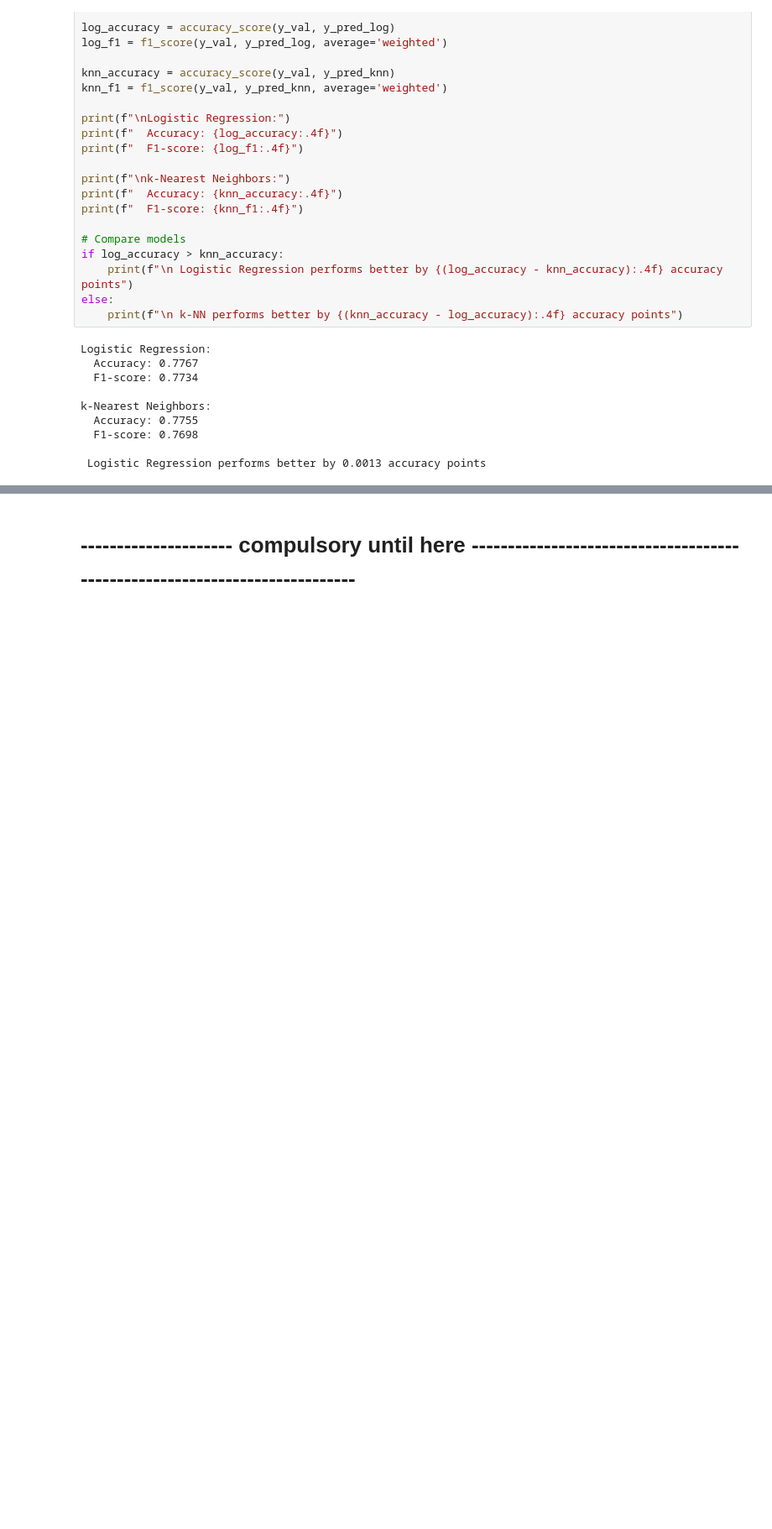
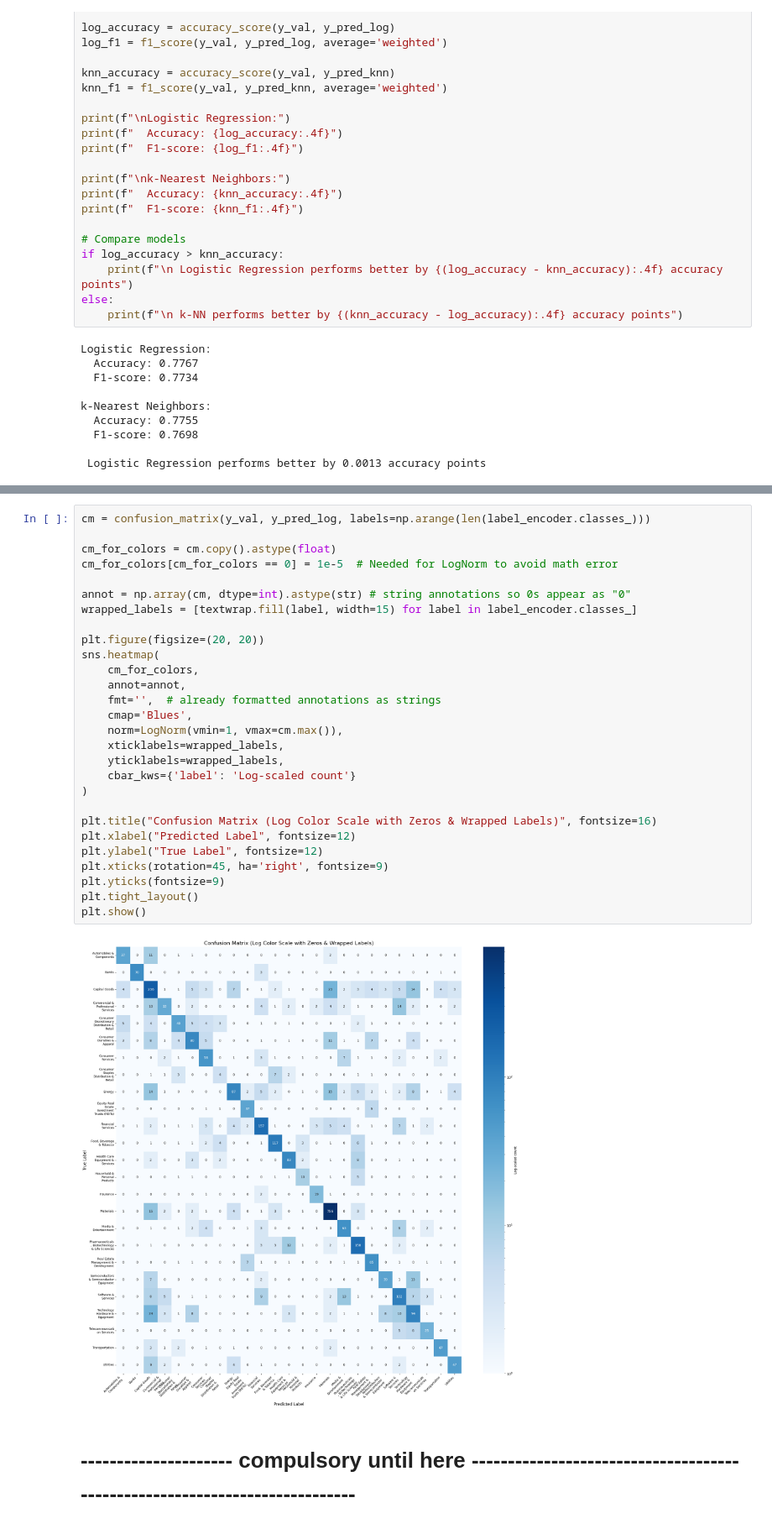
Before and after one commit to AnabelNigsch/FoDS_Practicals, a Jupyter notebook: Notebooks/code_skeleton_industry_classification.ipynb, the cells around one changed output, grey strips where cells are left out. Shown at 84% size. Cells and saved outputs as stored; diff of their text form; blank space fills up the shorter version.

Commit message:
interpret. of performance metrics and added confusion matrix

```diff
--- a/Notebooks/code_skeleton_industry_classification.ipynb
+++ b/Notebooks/code_skeleton_industry_classification.ipynb
@@ -253,3 +258,33 @@ k-Nearest Neighbors:
+# %%
+cm = confusion_matrix(y_val, y_pred_log, labels=np.arange(len(label_encoder.classes_)))
+
+cm_for_colors = cm.copy().astype(float)
+cm_for_colors[cm_for_colors == 0] = 1e-5  # Needed for LogNorm to avoid math error
+
+annot = np.array(cm, dtype=int).astype(str) # string annotations so 0s appear as "0"
+wrapped_labels = [textwrap.fill(label, width=15) for label in label_encoder.classes_]
+
+plt.figure(figsize=(20, 20))
+sns.heatmap(
+    cm_for_colors,
+    annot=annot,
+    fmt='',  # already formatted annotations as strings
+    cmap='Blues',
+    norm=LogNorm(vmin=1, vmax=cm.max()),
+    xticklabels=wrapped_labels,
+    yticklabels=wrapped_labels,
+    cbar_kws={'label': 'Log-scaled count'}
+)
+
+plt.title("Confusion Matrix (Log Color Scale with Zeros & Wrapped Labels)", fontsize=16)
+plt.xlabel("Predicted Label", fontsize=12)
+plt.ylabel("True Label", fontsize=12)
+plt.xticks(rotation=45, ha='right', fontsize=9)
+plt.yticks(fontsize=9)
+plt.tight_layout()
+plt.show()
+# %% [output]
+[figure, added]
 # %% [markdown]
 # --------------------- compulsory until here ---------------------------------------------------------------------------
 # %% [markdown]
```
Also changed, not shown: parts of 4 cells of this notebook.
